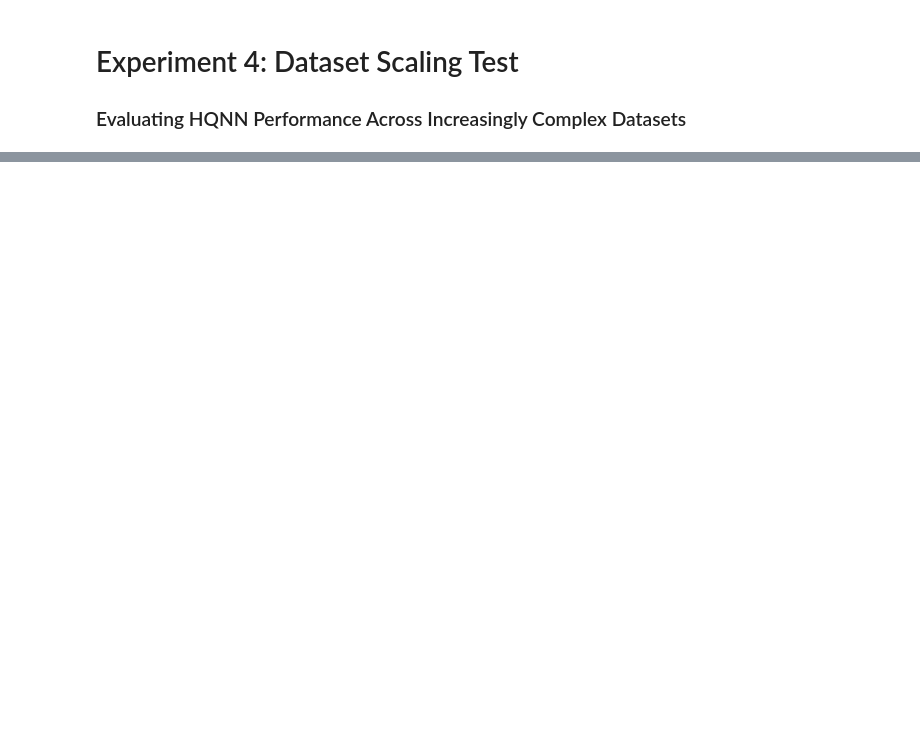
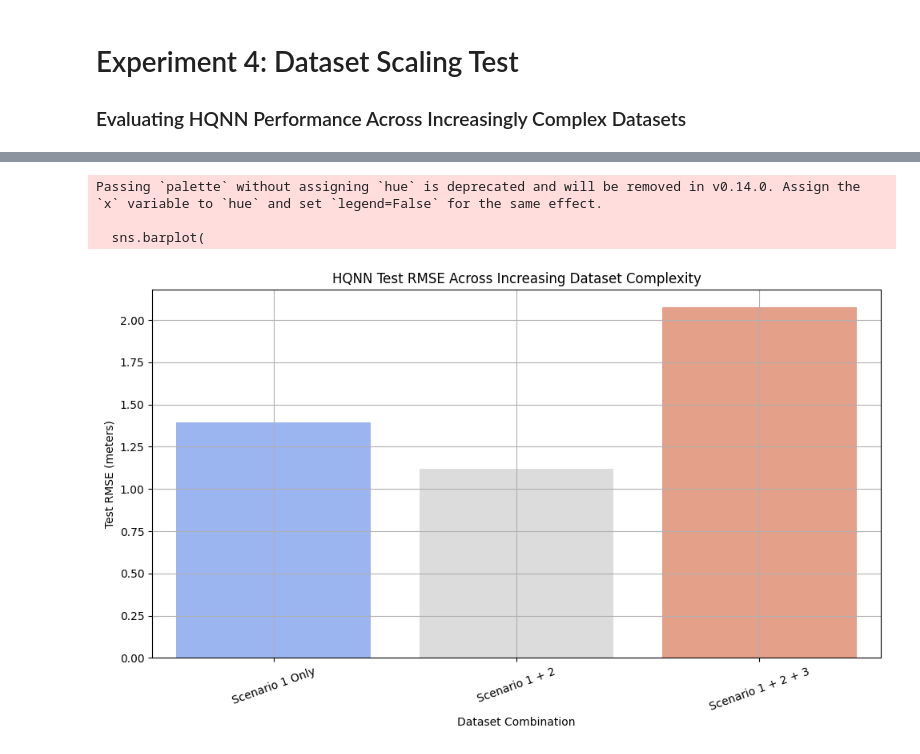
Before and after one commit to H-T-Smith/Quantum, a Jupyter notebook: experiments/3_dataset_scaling_test.ipynb, the cells around one changed output, grey strips where cells are left out. Saved outputs shown, nothing was run; the diff lists cells and outputs as text; code cells hidden in the pictures; blank space fills up the shorter version.

Commit message:
Added figures/graphs, and removed unnecessary emojis from outputs.

```diff
--- a/experiments/3_dataset_scaling_test.ipynb
+++ b/experiments/3_dataset_scaling_test.ipynb
@@ -113,0 +114,33 @@ df_results
+# %%
+import seaborn as sns
+
+rename_mapping = {
+    "scenario_one": "Scenario 1 Only",
+    "scenario_one+scenario_two": "Scenario 1 + 2",
+    "scenario_one+scenario_two+scenario_three": "Scenario 1 + 2 + 3"
+}
+df_results["Scenario_Display"] = df_results["Scenario_Combination"].map(rename_mapping)
+scenario_display_order = ["Scenario 1 Only", "Scenario 1 + 2", "Scenario 1 + 2 + 3"]
+
+plt.figure(figsize=(10, 6))
+sns.barplot(
+    data=df_results,
+    x="Scenario_Display", y="RMSE",
+    palette="coolwarm",
+    order=scenario_display_order
+)
+plt.title("HQNN Test RMSE Across Increasing Dataset Complexity")
+plt.xlabel("Dataset Combination")
+plt.ylabel("Test RMSE (meters)")
+plt.xticks(rotation=20)
+plt.grid(True)
+plt.tight_layout()
+
+plt.savefig("dataset_scaling_rmse_ordered.pdf", format="pdf", dpi=300, bbox_inches="tight")
+
+plt.show()
+# %% [output]
+Passing `palette` without assigning `hue` is deprecated and will be removed in v0.14.0. Assign the `x` variable to `hue` and set `legend=False` for the same effect.
+
+  sns.barplot(
+[figure, added]
```
Also changed, not shown: parts of 2 cells of this notebook, 10 other files.
